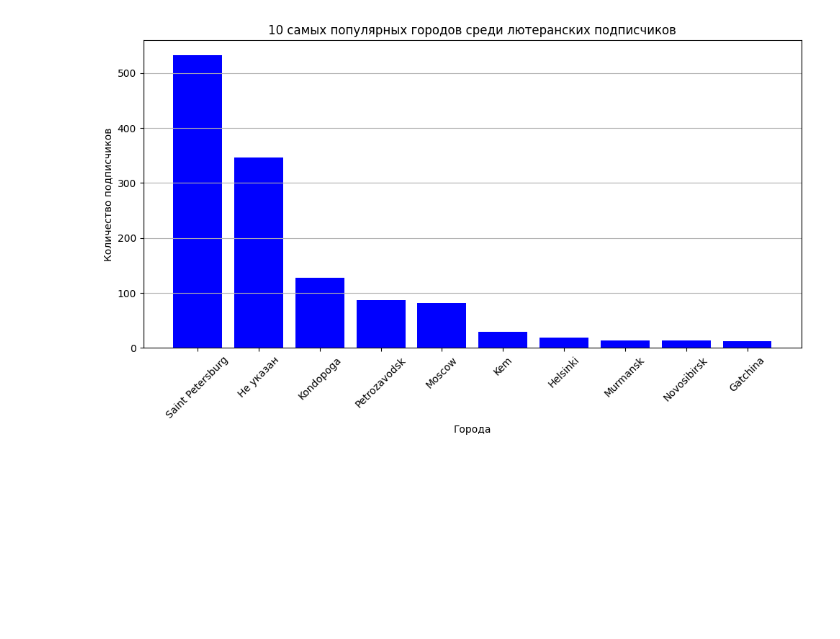
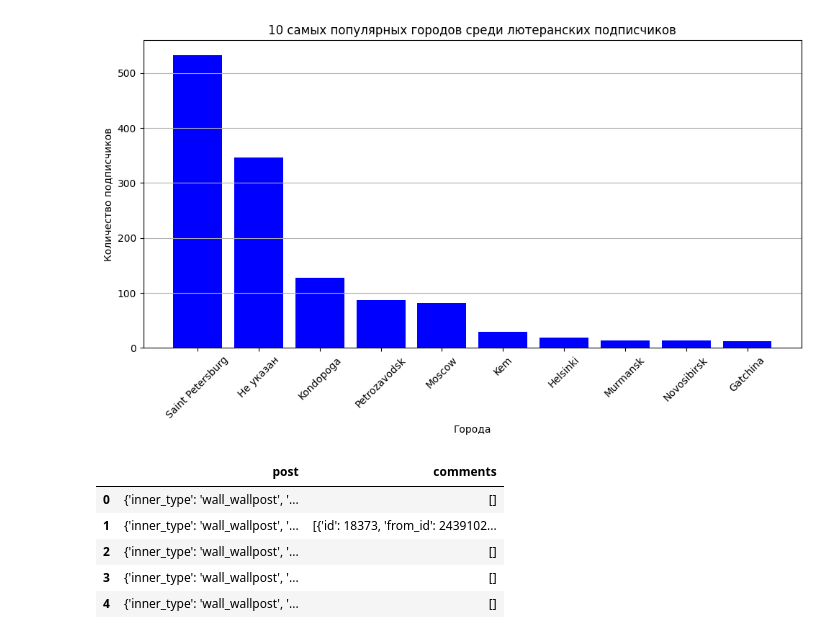
Before and after one commit to componavt/sns4human, a Jupyter notebook: src/vk/vk_subscribers_research.ipynb, the cells around one changed output. Saved outputs shown, nothing was run; the diff lists cells and outputs as text; code cells hidden in the pictures; blank space fills up the shorter version.

```diff
--- a/src/vk/vk_subscribers_research.ipynb
+++ b/src/vk/vk_subscribers_research.ipynb
@@ -201,3 +201,14 @@ plt.tight_layout()  # Автоматическая настройка отсту
 plt.show()
 # %% [output]
 [figure]
+# %%
+df = pd.read_csv("https://raw.githubusercontent.com/componavt/sns4human/main/data/vk/minnats__region_politiki_karelii_group_posts_with_comments.csv")
+# %%
+df.head()
+# %% [output]
+|  | post | comments |
+| 0 | {'inner_type': 'wall_wallpost', '... | [] |
+| 1 | {'inner_type': 'wall_wallpost', '... | [{'id': 18373, 'from_id': 2439102... |
+| 2 | {'inner_type': 'wall_wallpost', '... | [] |
+| 3 | {'inner_type': 'wall_wallpost', '... | [] |
+| 4 | {'inner_type': 'wall_wallpost', '... | [] |
```
Also changed, not shown: parts of 5 cells of this notebook.
